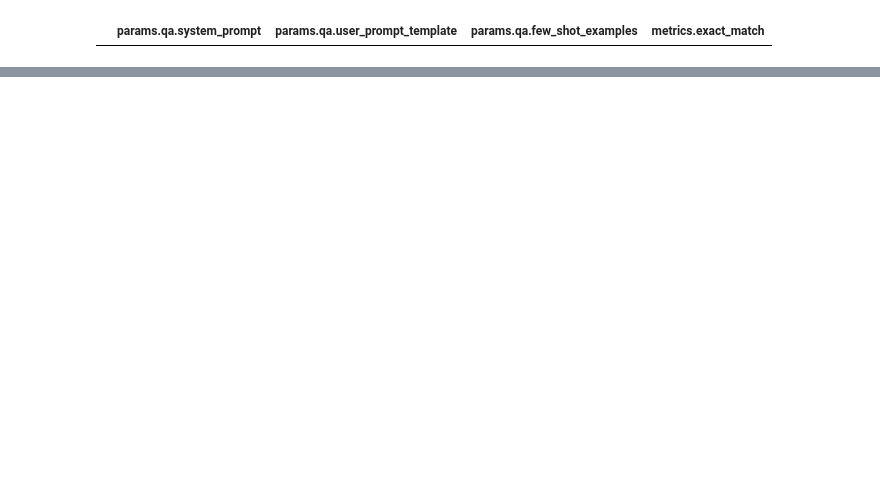
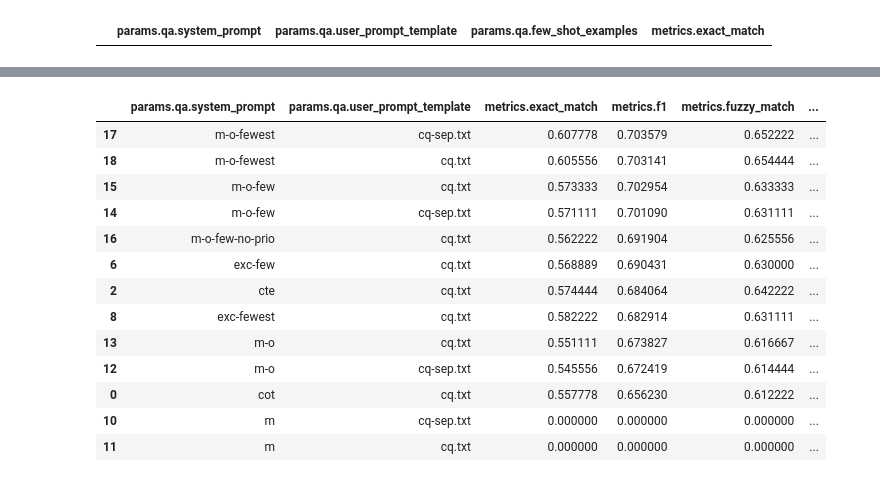
Before and after one commit to bdsaglam/bellem, a Jupyter notebook: dev_nbs/research-mhqa/reports/minimal-prompts.ipynb, the cells around one changed output, grey strips where cells are left out. Cells and saved outputs as stored; diff of their text form; code cells hidden in the pictures; blank space fills up the shorter version.

```diff
--- a/dev_nbs/research-mhqa/reports/minimal-prompts.ipynb
+++ b/dev_nbs/research-mhqa/reports/minimal-prompts.ipynb
@@ -149,3 +155,21 @@ df_target.sort_values('metrics.2hops.f1', inplace=True)
+# %%
+mask = df_target['params.qa.few_shot_examples'] == 0
+df_target.loc[mask].sort_values('metrics.f1', ascending=False).drop(columns=['params.qa.few_shot_examples'])
+# %% [output]
+|  | params.qa.system_prompt | params.qa.user_prompt_template | metrics.exact_match | metrics.f1 | metrics.fuzzy_match | ... |
+| 17 | m-o-fewest | cq-sep.txt | 0.607778 | 0.703579 | 0.652222 | ... |
+| 18 | m-o-fewest | cq.txt | 0.605556 | 0.703141 | 0.654444 | ... |
+| 15 | m-o-few | cq.txt | 0.573333 | 0.702954 | 0.633333 | ... |
+| 14 | m-o-few | cq-sep.txt | 0.571111 | 0.701090 | 0.631111 | ... |
+| 16 | m-o-few-no-prio | cq.txt | 0.562222 | 0.691904 | 0.625556 | ... |
+| 6 | exc-few | cq.txt | 0.568889 | 0.690431 | 0.630000 | ... |
+| 2 | cte | cq.txt | 0.574444 | 0.684064 | 0.642222 | ... |
+| 8 | exc-fewest | cq.txt | 0.582222 | 0.682914 | 0.631111 | ... |
+| 13 | m-o | cq.txt | 0.551111 | 0.673827 | 0.616667 | ... |
+| 12 | m-o | cq-sep.txt | 0.545556 | 0.672419 | 0.614444 | ... |
+| 0 | cot | cq.txt | 0.557778 | 0.656230 | 0.612222 | ... |
+| 10 | m | cq-sep.txt | 0.000000 | 0.000000 | 0.000000 | ... |
+| 11 | m | cq.txt | 0.000000 | 0.000000 | 0.000000 | ... |
 # %%
 def plot_metric(ax, x, width, prompts, metrics, title, ylabel=None):
     bars_2hops = ax.bar(x - width, metrics["2hops"], width, label="2 hops", color="b", alpha=0.7)
```
Also changed, not shown: parts of 6 cells of this notebook, 6 other files.
